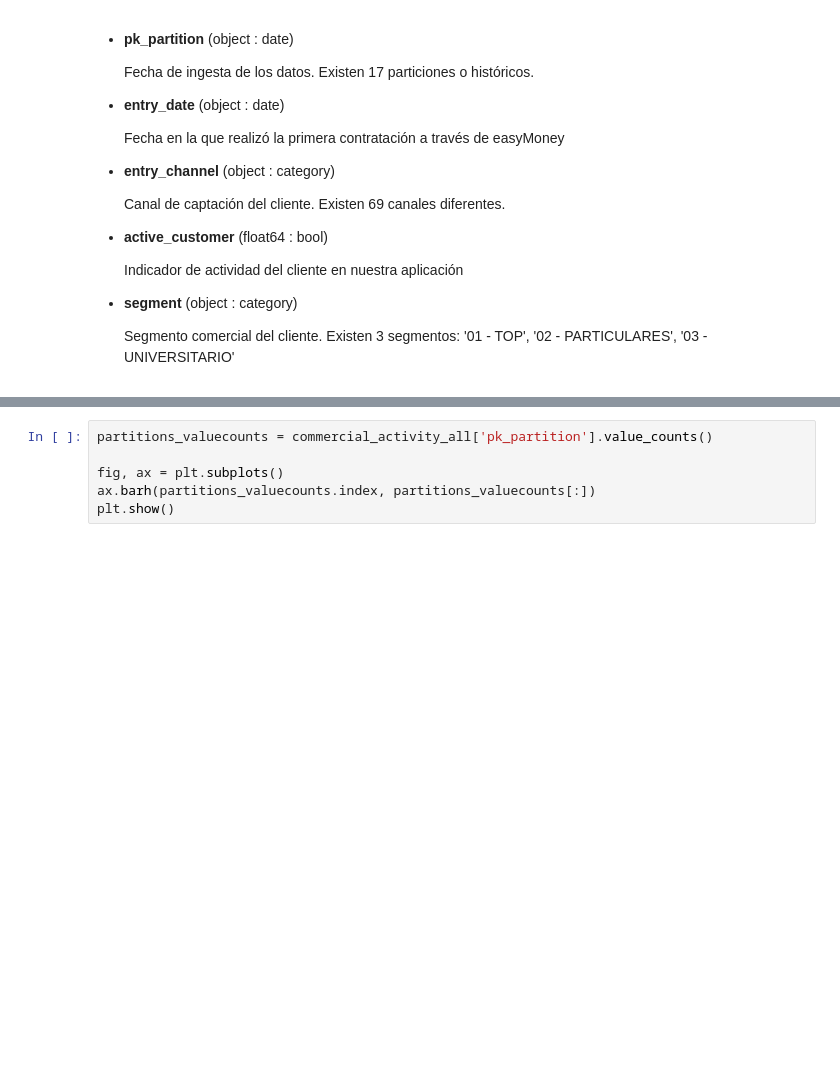
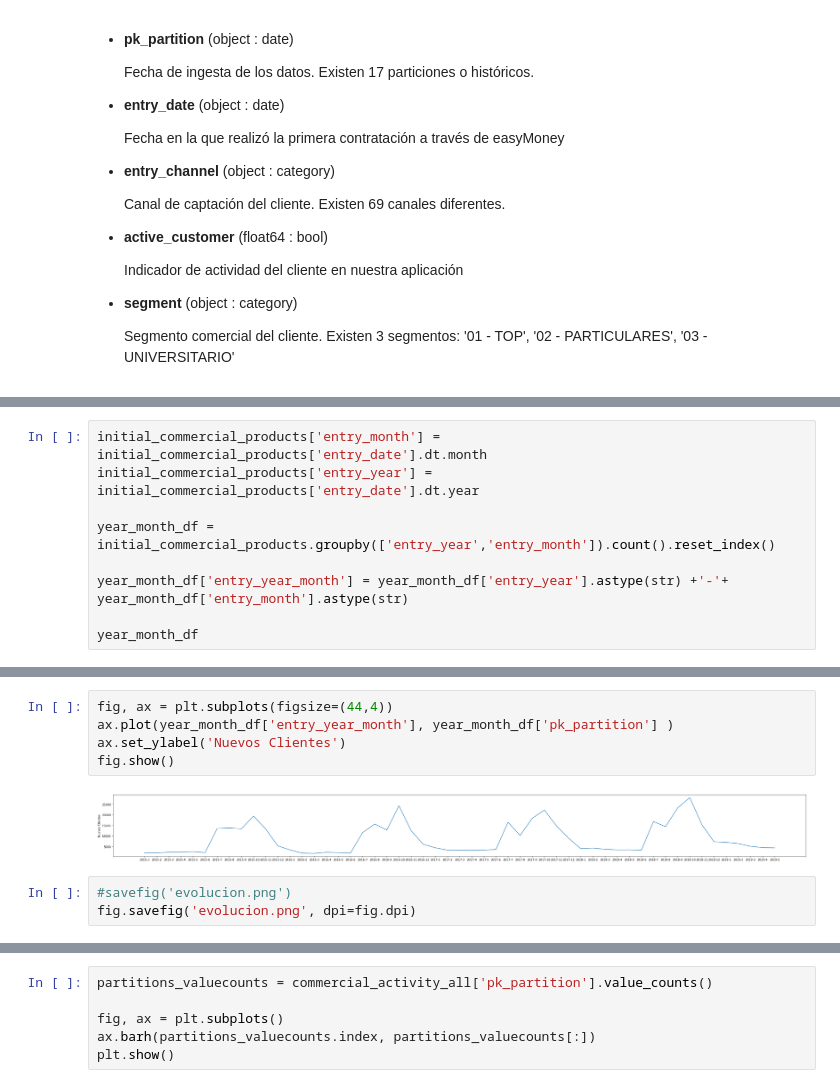
Before and after one commit to carlosperez1997/NDS_ProyectoFinal, a Jupyter notebook: eda_commercial_activity.ipynb, the cells around one changed output, grey strips where cells are left out. Cells and saved outputs as stored; diff of their text form; blank space fills up the shorter version.

```diff
--- a/eda_commercial_activity.ipynb
+++ b/eda_commercial_activity.ipynb
@@ -85,0 +297,9 @@ None
+# %%
+initial_commercial_products['entry_month'] = initial_commercial_products['entry_date'].dt.month
+initial_commercial_products['entry_year'] = initial_commercial_products['entry_date'].dt.year
+
+year_month_df = initial_commercial_products.groupby(['entry_year','entry_month']).count().reset_index()
+
+year_month_df['entry_year_month'] = year_month_df['entry_year'].astype(str) +'-'+ year_month_df['entry_month'].astype(str)
+
+year_month_df
@@ -85,0 +325,10 @@ None
+# %%
+fig, ax = plt.subplots(figsize=(44,4))
+ax.plot(year_month_df['entry_year_month'], year_month_df['pk_partition'] )
+ax.set_ylabel('Nuevos Clientes')
+fig.show()
+# %% [output]
+[figure, added]
+# %%
+#savefig('evolucion.png')
+fig.savefig('evolucion.png', dpi=fig.dpi)
```
Also changed, not shown: parts of 35 cells of this notebook, 9 other files.
